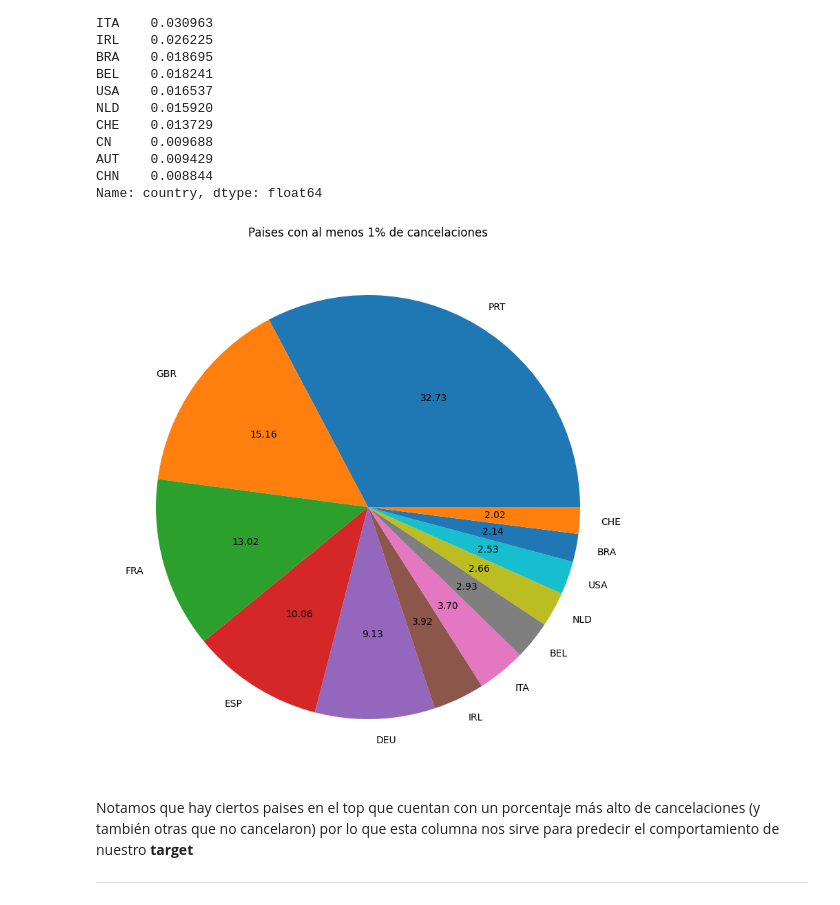
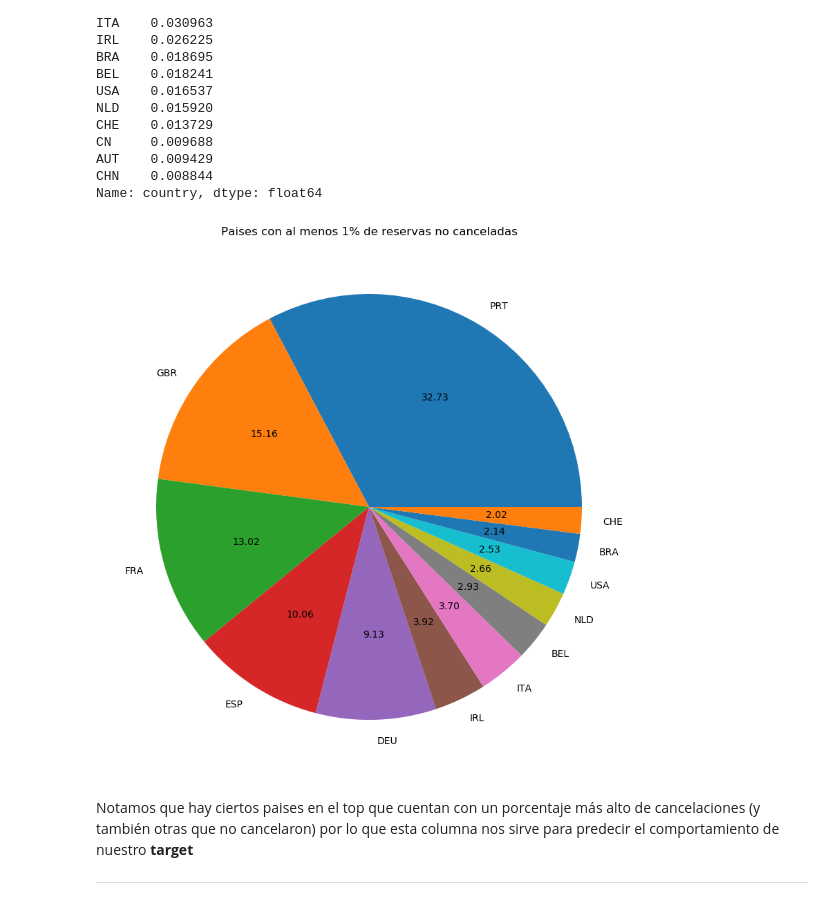
Before and after one commit to LuchoLorenzo1/7506R-1C2023-GRUPO19, a Jupyter notebook: 7506R_TP1_GRUPO19_CH1_ENTREGA.ipynb, the cells around one changed output. Cells and saved outputs as stored; diff of their text form; code cells hidden in the pictures.

Commit message:
graficos para el total de reservas anteriores

```diff
--- a/7506R_TP1_GRUPO19_CH1_ENTREGA.ipynb
+++ b/7506R_TP1_GRUPO19_CH1_ENTREGA.ipynb
@@ -341,11 +340,11 @@ CHN    0.008844
 Name: country, dtype: float64
 # %%
 plt.figure(figsize = (10,10))
-plt.title('Paises con al menos 1% de cancelaciones')
+plt.title('Paises con al menos 1% de reservas no canceladas')
 plt.pie(df_no_cancelado[columna].value_counts()[:12],labels = df_no_cancelado[columna].value_counts()[:12].index, autopct='%.2f')
 plt.show()
 # %% [output]
-[figure, old version]
+[figure, new version]
 # %% [markdown]
 Notamos que hay ciertos paises en el top que cuentan con un porcentaje más alto de cancelaciones (y también otras que no cancelaron) por lo que esta columna nos sirve para predecir el comportamiento de nuestro **target**
 ***
```
Also changed, not shown: parts of 11 cells of this notebook.
